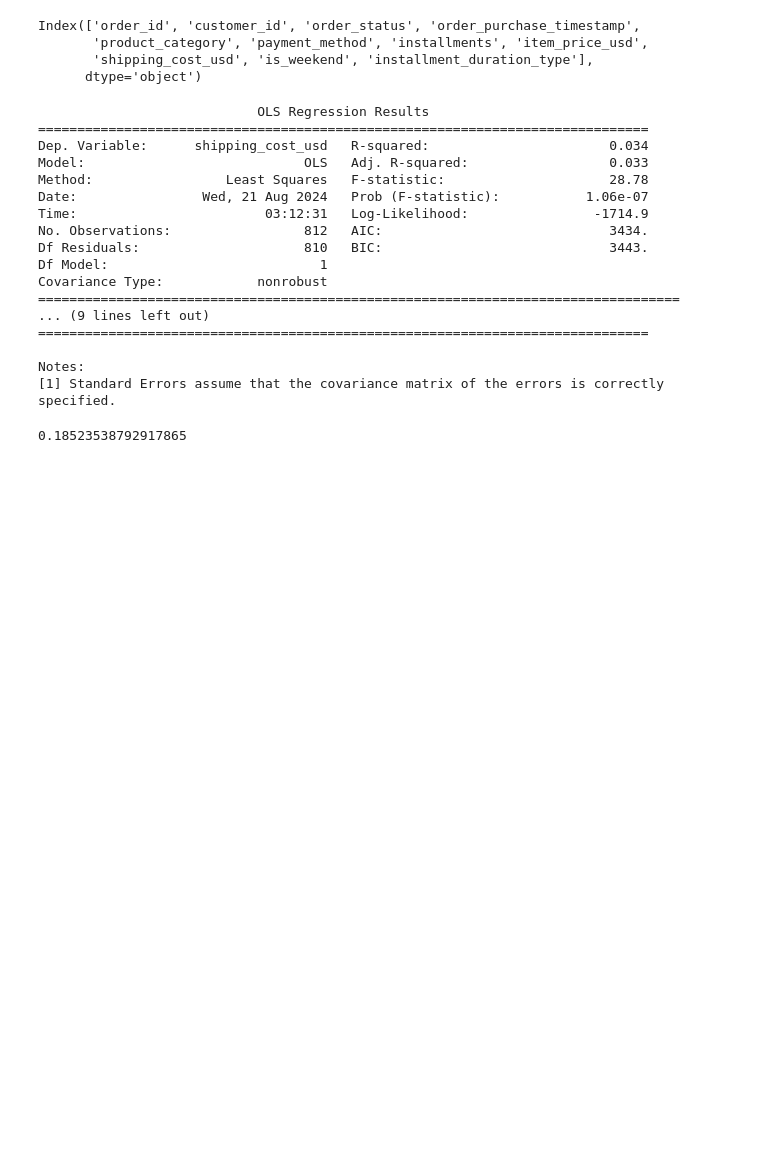
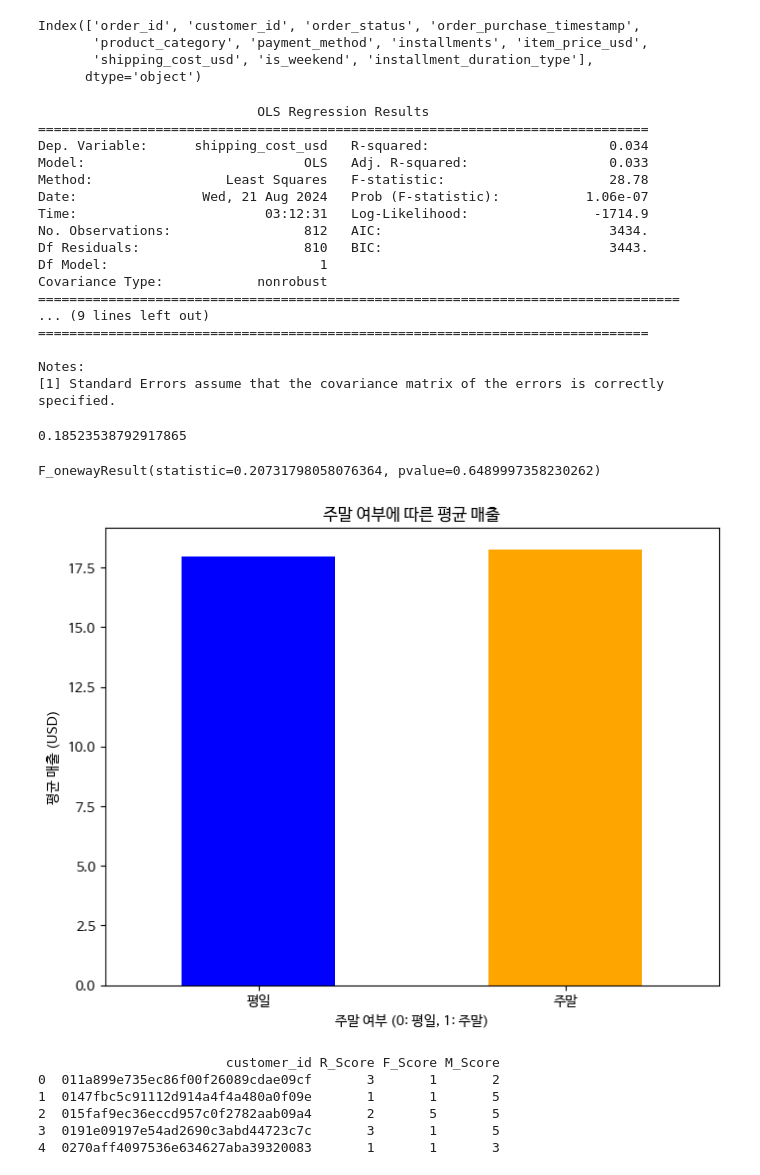
Before and after one commit to sigirace/sigirace.github.io, a Jupyter notebook: _posts/kang_lecture/gpt_ada/7-2. Data Analysis.ipynb, the cells around one changed output. Drawn from its saved outputs; the diff is of its cells as text; code cells hidden in the pictures; blank space fills up the shorter version.

```diff
--- a/_posts/kang_lecture/gpt_ada/7-2. Data Analysis.ipynb
+++ b/_posts/kang_lecture/gpt_ada/7-2. Data Analysis.ipynb
@@ -315,3 +315,73 @@ correlation = data['item_price_usd'].corr(data['shipping_cost_usd'])
 correlation
 # %% [output]
 0.18523538792917865
+# %%
+from scipy.stats import f_oneway
+
+# 주말 여부에 따른 매출을 그룹화
+weekend_sales = data[data['is_weekend'] == True]['item_price_usd']
+weekday_sales = data[data['is_weekend'] == False]['item_price_usd']
+
+# ANOVA 분석 수행
+anova_result = f_oneway(weekend_sales, weekday_sales)
+anova_result
+# %% [output]
+F_onewayResult(statistic=0.20731798058076364, pvalue=0.6489997358230262)
+# %%
+# 주말 여부에 따른 매출의 평균을 계산합니다.
+
+# 주말 여부에 따른 매출 평균 계산
+average_revenue_by_weekend = data.groupby('is_weekend')['item_price_usd'].mean()
+
+# 시각화
+plt.figure(figsize=(8, 6))
+average_revenue_by_weekend.plot(kind='bar', color=['blue', 'orange'])
+plt.title('주말 여부에 따른 평균 매출')
+plt.xlabel('주말 여부 (0: 평일, 1: 주말)')
+plt.ylabel('평균 매출 (USD)')
+plt.xticks([0, 1], labels=['평일', '주말'], rotation=0)
+plt.show()
+# %% [output]
+[figure, added]
+# %%
+# Recency (R): 마지막 구매 이후의 경과일
+# Frequency (F): 특정 기간 동안의 구매 빈도
+# Monetary Value (M): 총 구매 금액
+
+# Recency 계산
+data['order_purchase_timestamp'] = pd.to_datetime(data['order_purchase_timestamp'])
+last_purchase = data.groupby('customer_id')['order_purchase_timestamp'].max().reset_index()
+last_purchase.columns = ['customer_id', 'LastPurchaseDate']
+
+# 분석 기준 날짜 (가장 최근 날짜로 설정)
+now = data['order_purchase_timestamp'].max()
+
+# Recency 계산
+last_purchase['Recency'] = (now - last_purchase['LastPurchaseDate']).dt.days
+
+# Frequency 계산
+frequency = data.groupby('customer_id')['order_id'].count().reset_index()
+frequency.columns = ['customer_id', 'Frequency']
+
+# Monetary 계산
+monetary = data.groupby('customer_id')['item_price_usd'].sum().reset_index()
+monetary.columns = ['customer_id', 'Monetary']
+
+# RFM 데이터를 합침
+rfm = last_purchase.merge(frequency, on='customer_id')
+rfm = rfm.merge(monetary, on='customer_id')
+
+# R, F, M 각각을 5점 척도로 스코어링
+rfm['R_Score'] = pd.qcut(rfm['Recency'], 5, labels=[5, 4, 3, 2, 1])
+rfm['F_Score'] = pd.qcut(rfm['Frequency'].rank(method="first"), 5, labels=[1, 2, 3, 4, 5])
+rfm['M_Score'] = pd.qcut(rfm['Monetary'], 5, labels=[1, 2, 3, 4, 5])
+
+# 결과를 확인하기 위해 RFM 데이터를 보여줍니다.
+print(rfm[['customer_id', 'R_Score', 'F_Score', 'M_Score']].head())
+# %% [output]
+                        customer_id R_Score F_Score M_Score
+0  011a899e735ec86f00f26089cdae09cf       3       1       2
+1  0147fbc5c91112d914a4f4a480a0f09e       1       1       5
+2  015faf9ec36eccd957c0f2782aab09a4       2       5       5
+3  0191e09197e54ad2690c3abd44723c7c       3       1       5
+4  0270aff4097536e634627aba39320083       1       1       3
```
Also changed, not shown: 6 other files.
